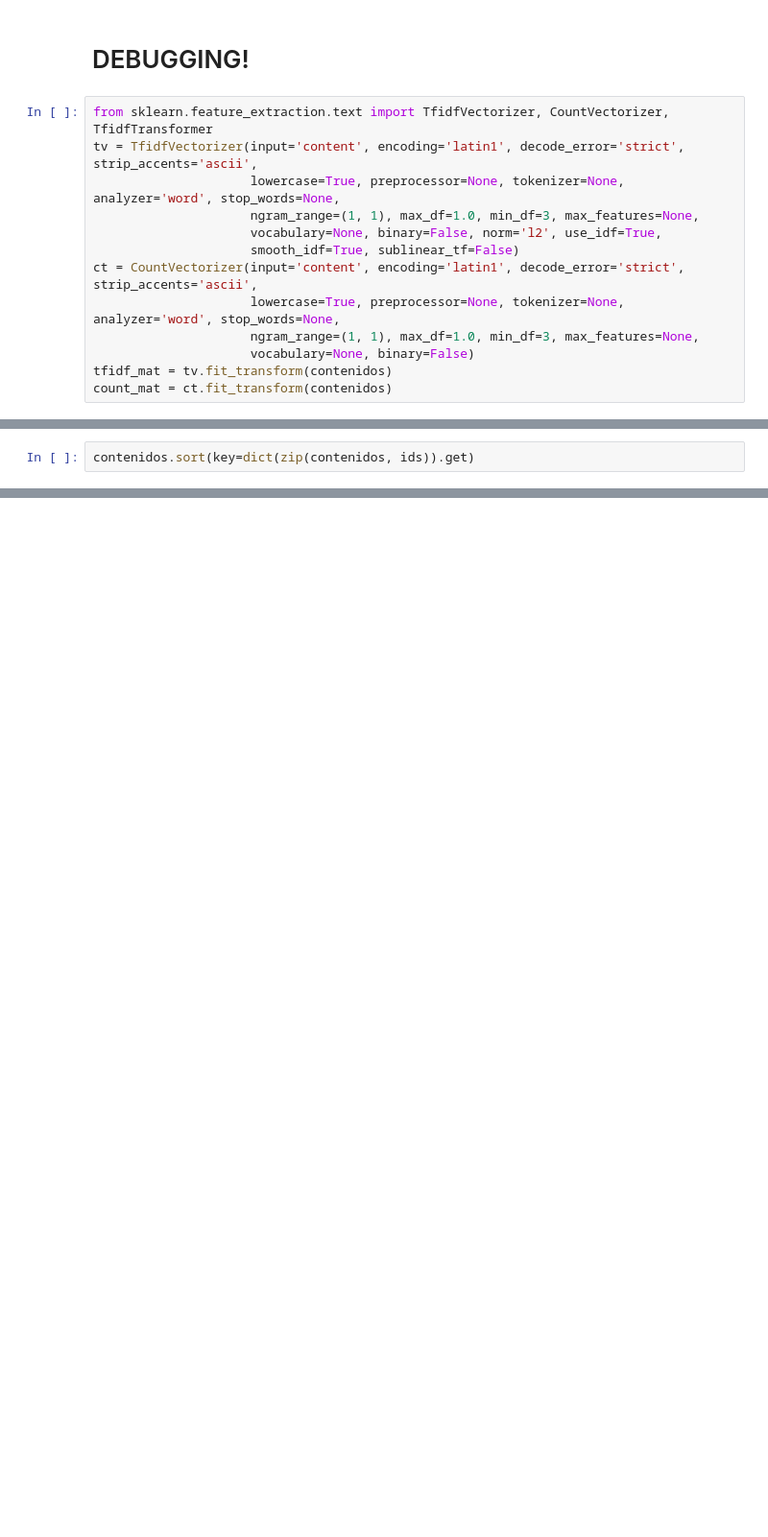
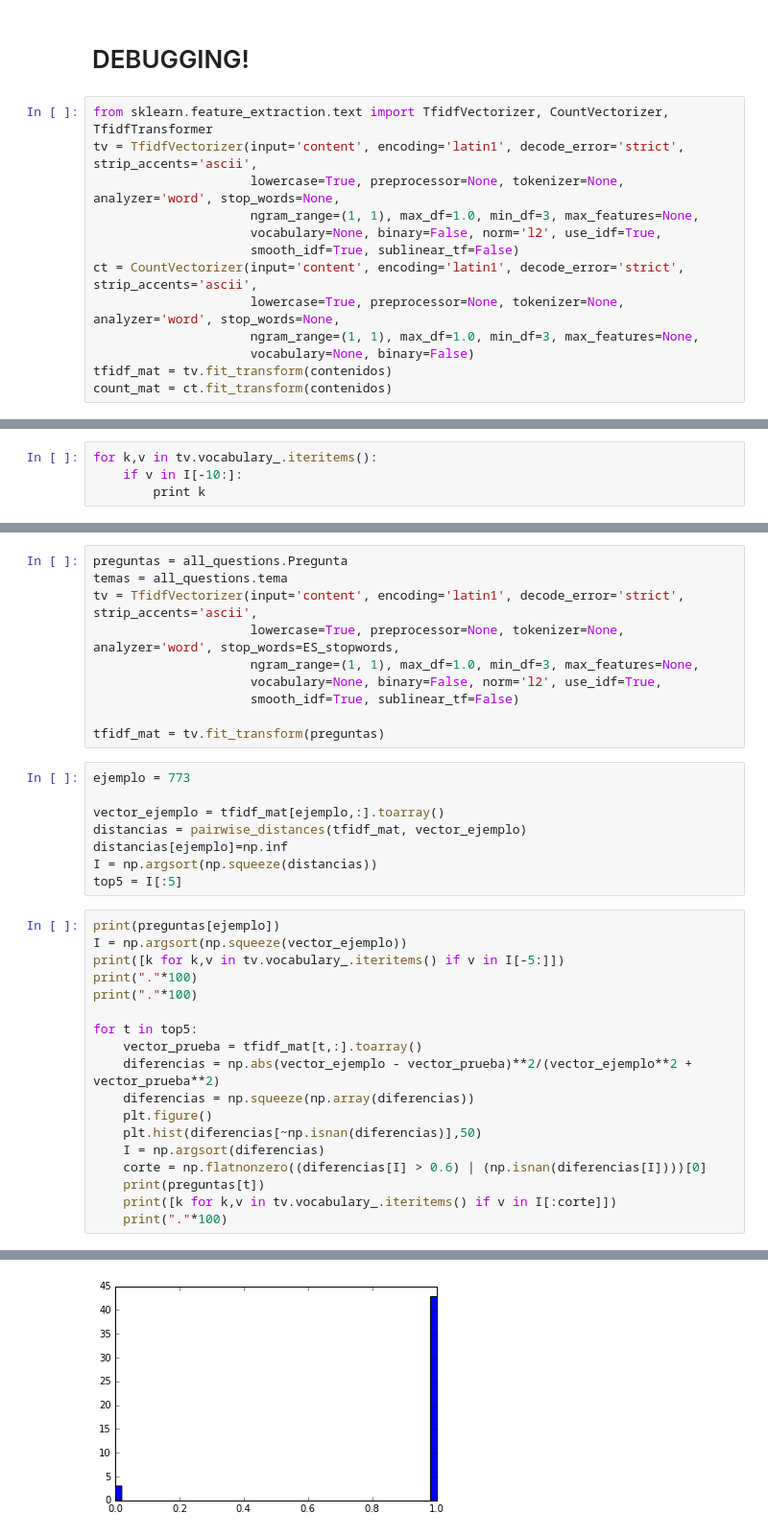
Before and after one commit to kant/buscador-srpa, a Jupyter notebook: testeos_del_objeto.ipynb, the cells around one changed output, grey strips where cells are left out. Shown: that part at 96% size. Cells and saved outputs as stored; diff of their text form; blank space fills up the shorter version.

Commit message:
Agrego stopwords a la lista y la funcion de indicar las palabras que son mas relevantes a la comparacion de similitud

```diff
--- a/testeos_del_objeto.ipynb
+++ b/testeos_del_objeto.ipynb
@@ -290,2 +283,0 @@ np.searchsorted()
-# %%
-contenidos.sort(key=dict(zip(contenidos, ids)).get)
@@ -313,0 +334,4 @@ ids
+# %%
+for k,v in tv.vocabulary_.iteritems():
+    if v in I[-10:]:
+        print k
@@ -313,0 +375,37 @@ ids
+# %%
+preguntas = all_questions.Pregunta
+temas = all_questions.tema
+tv = TfidfVectorizer(input='content', encoding='latin1', decode_error='strict', strip_accents='ascii',
+                     lowercase=True, preprocessor=None, tokenizer=None, analyzer='word', stop_words=ES_stopwords,
+                     ngram_range=(1, 1), max_df=1.0, min_df=3, max_features=None,
+                     vocabulary=None, binary=False, norm='l2', use_idf=True,
+                     smooth_idf=True, sublinear_tf=False)
+
+tfidf_mat = tv.fit_transform(preguntas)
+# %%
+ejemplo = 773
+
+vector_ejemplo = tfidf_mat[ejemplo,:].toarray()
+distancias = pairwise_distances(tfidf_mat, vector_ejemplo)
+distancias[ejemplo]=np.inf
+I = np.argsort(np.squeeze(distancias))
+top5 = I[:5]
+# %%
+print(preguntas[ejemplo])
+I = np.argsort(np.squeeze(vector_ejemplo))
+print([k for k,v in tv.vocabulary_.iteritems() if v in I[-5:]])
+print("."*100)
+print("."*100)
+
+for t in top5:
+    vector_prueba = tfidf_mat[t,:].toarray()
+    diferencias = np.abs(vector_ejemplo - vector_prueba)**2/(vector_ejemplo**2 + vector_prueba**2)
+    diferencias = np.squeeze(np.array(diferencias))
+    plt.figure()
+    plt.hist(diferencias[~np.isnan(diferencias)],50)
+    I = np.argsort(diferencias)
+    corte = np.flatnonzero((diferencias[I] > 0.6) | (np.isnan(diferencias[I])))[0]
+    print(preguntas[t])
+    print([k for k,v in tv.vocabulary_.iteritems() if v in I[:corte]])
+    print("."*100)
+# %% [output]
@@ -313,0 +434 @@ ids
+[figure, added]
```
Also changed, not shown: parts of 33 cells of this notebook, 3 other files.
